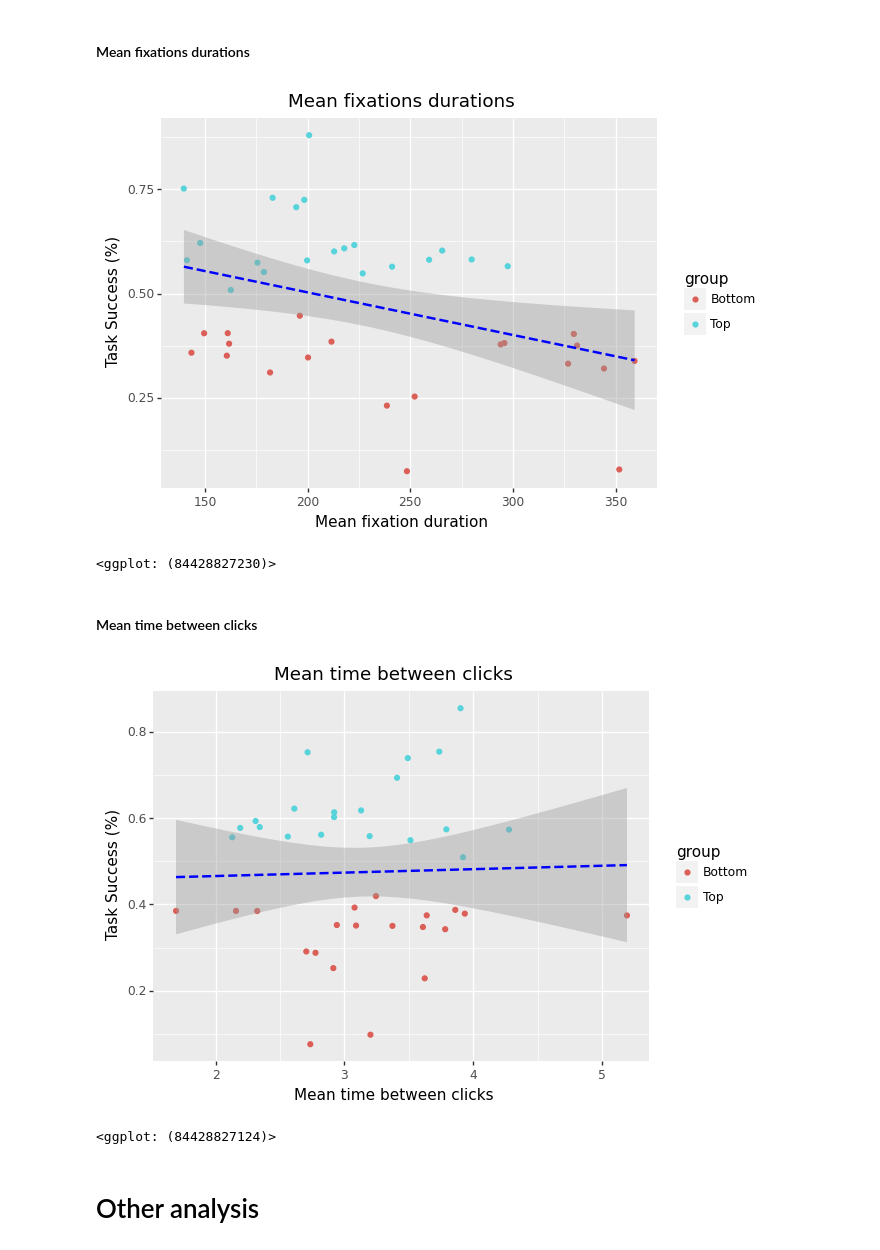
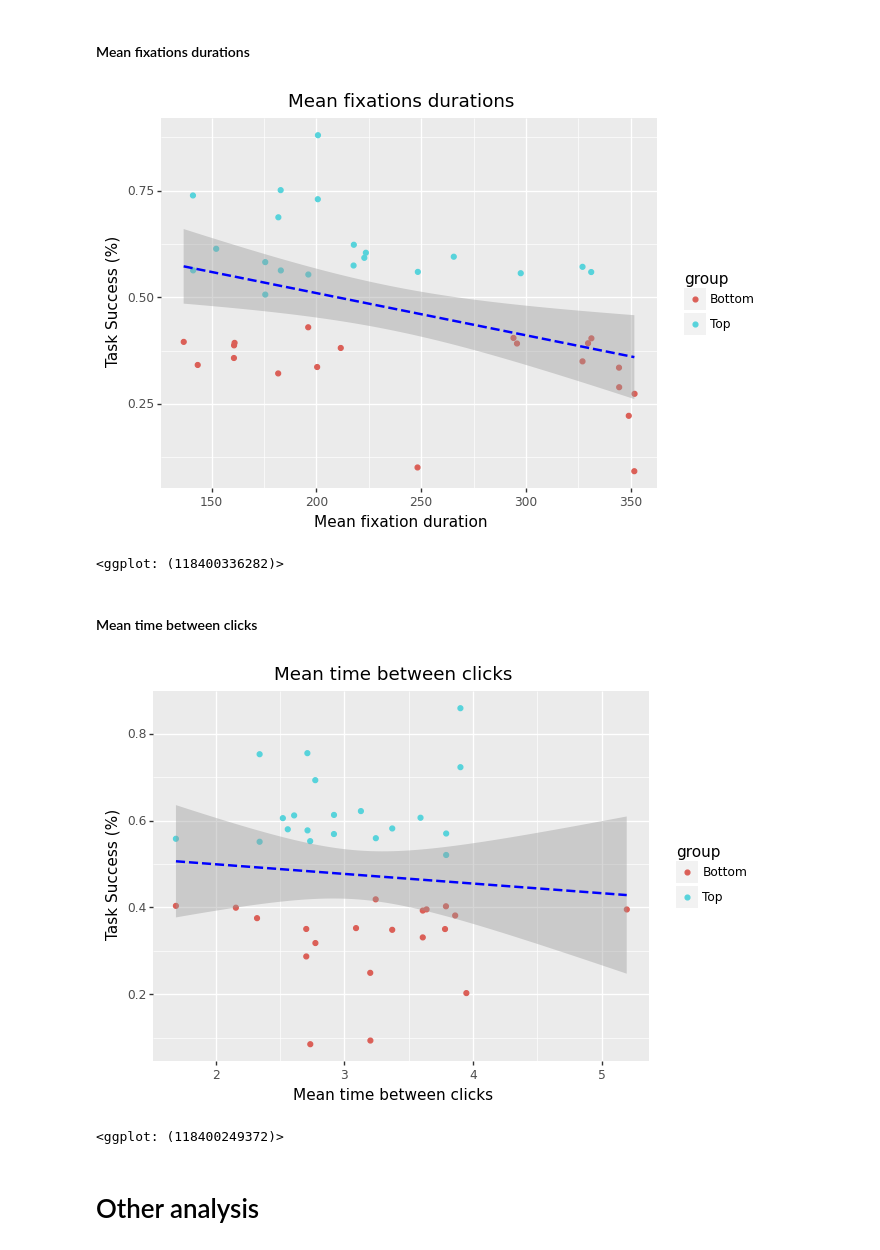
Before and after one commit to isaac-co/eyegaze-visualization, a Jupyter notebook: eyegaze-metrics.ipynb, the cells around one changed output. Saved outputs shown, nothing was run; the diff lists cells and outputs as text; code cells hidden in the pictures.

```diff
--- a/eyegaze-metrics.ipynb
+++ b/eyegaze-metrics.ipynb
@@ -461,6 +461,9 @@ Wall time: 34.7 ms
 ## Additional data
 # %%
 add_data = pd.read_csv('datasets/additional_participant_data.csv')
+# %%
+add_data['Ontologies'] = add_data['Ontologies'].map({1: 'Conference Domain', 2: 'Biomedical Domain'})
+add_data['Visualization'] = add_data['Visualization'].map({1: 'Tree', 2: 'Graph'})
 # %%
 add_data.head()
 # %% [output]
@@ -782,7 +795,7 @@ plt.show()
 #### Mean fixations durations
 # %%
 (
-    ggplot(res) +
+    ggplot(groups_metrics) +
     aes(x='mean_fixation_duration', y='Task_Success', color='group') +
     geom_jitter() +
     geom_smooth(method='lm', se=True,
@@ -792,23 +805,23 @@ plt.show()
         title='Mean fixations durations')
 )
 # %% [output]
-[figure, old version]
+[figure, new version]
-<ggplot: (84428827230)>
+<ggplot: (118400336282)>
 # %% [markdown]
 #### Mean time between clicks
 # %%
 (
-    ggplot(res) +
+    ggplot(groups_metrics) +
     aes(x='mean_time_between_clicks', y='Task_Success', color='group') +
     geom_jitter() +
     geom_smooth(method='lm', se=True,
               color = 'blue',
               linetype = 'dashed') +
     labs(x='Mean time between clicks', y='Task Success (%)',
         title='Mean time between clicks')
 )
 # %% [output]
-[figure, old version]
+[figure, new version]
-<ggplot: (84428827124)>
+<ggplot: (118400249372)>
 # %% [markdown]
 # Other analysis
```
Also changed, not shown: parts of 38 cells of this notebook, 4 other files.
